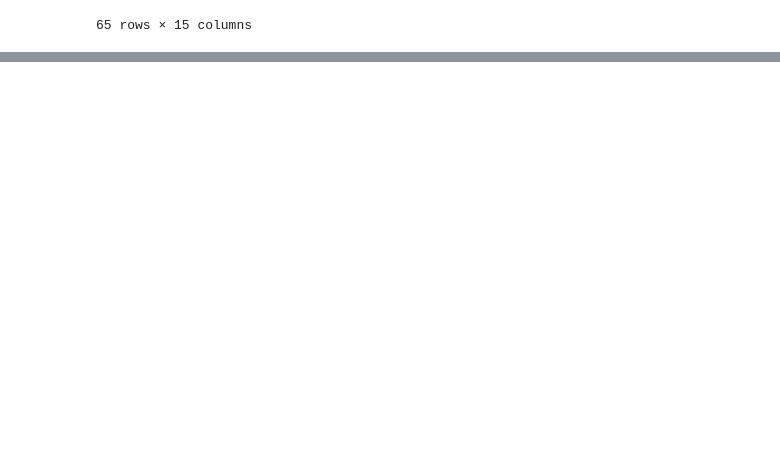
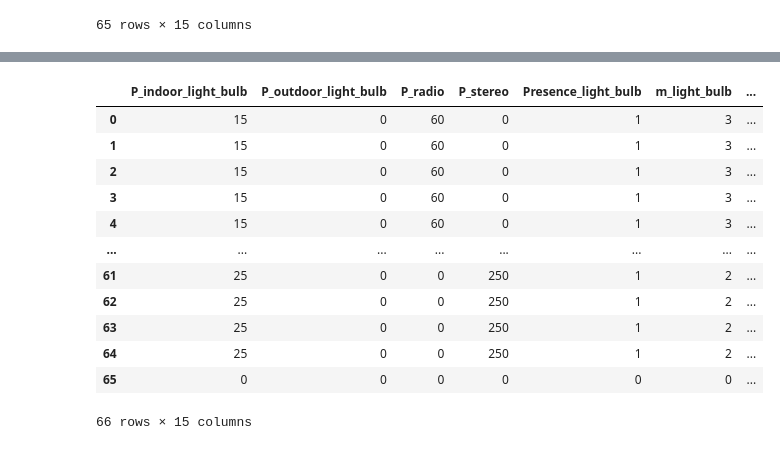
Before and after one commit to SESAM-Polimi/offgrid-demand-estimation, a Jupyter notebook: data_preprocessing/FUNE.ipynb, the cells around one changed output, grey strips where cells are left out. Drawn from its saved outputs; the diff is of its cells as text; code cells hidden in the pictures; blank space fills up the shorter version.

```diff
--- a/data_preprocessing/FUNE.ipynb
+++ b/data_preprocessing/FUNE.ipynb
@@ -233,0 +166,80 @@ df
+# %%
+ndoro = ODEDataset("FUNAE/Ndoro").from_excel("../playground/data/FUNAE/Ndoro/Ndoro.xlsx")
+
+ndoro = ndoro.apply(
+    extract_and_rename(
+        {
+            # indoor
+            "Presence_light_bulb_simple_list": "Presence_indoor_light_bulb",
+            "m_light_bulb_simple_list": "m_indoor_light_bulb",
+            "P_light_bulb_simple_list": "P_indoor_light_bulb",
+            # outdoor light
+            "Presence_security_light_list": "Presence_outdoor_light_bulb",
+            "m_security_light_list": "m_outdoor_light_bulb",
+            "P_security_light_list": "P_outdoor_light_bulb",
+            #radio
+            "Presence_radio_list": "Presence_radio",
+            "m_radio_list": "m_radio",
+            "P_radio_list": "P_radio",
+            #stereo
+            "Presence_stereo_list": "Presence_stereo",
+            "m_stereo_list": "m_stereo",
+            "P_stereo_list": "P_stereo",
+
+        }
+    )
+)
+
+# indoor and outdoor light
+ndoro = (ndoro.apply(combine_drivers("Presence_light_bulb",unify_presence("Presence_indoor_light_bulb", "Presence_outdoor_light_bulb")))
+      .apply(remove_drivers(["Presence_indoor_light_bulb", "Presence_outdoor_light_bulb"]))
+      )
+
+
+ndoro = (ndoro.apply(combine_drivers("m_light_bulb",sum_presence("m_indoor_light_bulb", "m_outdoor_light_bulb")))
+      .apply(remove_drivers(["m_indoor_light_bulb", "m_outdoor_light_bulb"]))
+      )
+
+
+
+# radio and stereo
+ndoro = (ndoro.apply(combine_drivers("Presence_radio/stereo",unify_presence("Presence_radio", "Presence_stereo")))
+      .apply(remove_drivers(["Presence_radio", "Presence_stereo"]))
+      )
+
+ndoro = (ndoro.apply(combine_drivers("m_radio/stereo",sum_presence("m_radio", "m_stereo")))
+      .apply(remove_drivers(["m_radio", "m_stereo"]))
+      )
+
+
+
+ndoro = ndoro.apply(add_const_driver_many({
+    "Survey_date": 2017,
+    "GADM_level_0": "Rural",
+    "Urban/rural": "rural",
+    "System_management": "Community",
+    "Population": 19161,
+    "Connection_type": "Local mini-grid",
+    "Township/Village": "Ndoro",
+}))
+
+
+
+ndoro.to_dataframe()
+
+df = ndoro.to_dataframe()
+df
+# %% [output]
+|  | P_indoor_light_bulb | P_outdoor_light_bulb | P_radio | P_stereo | Presence_light_bulb | m_light_bulb | ... |
+| 0 | 15 | 0 | 60 | 0 | 1 | 3 | ... |
+| 1 | 15 | 0 | 60 | 0 | 1 | 3 | ... |
+| 2 | 15 | 0 | 60 | 0 | 1 | 3 | ... |
+| 3 | 15 | 0 | 60 | 0 | 1 | 3 | ... |
+| 4 | 15 | 0 | 60 | 0 | 1 | 3 | ... |
+| ... | ... | ... | ... | ... | ... | ... | ... |
+| 61 | 25 | 0 | 0 | 250 | 1 | 2 | ... |
+| 62 | 25 | 0 | 0 | 250 | 1 | 2 | ... |
+| 63 | 25 | 0 | 0 | 250 | 1 | 2 | ... |
+| 64 | 25 | 0 | 0 | 250 | 1 | 2 | ... |
+| 65 | 0 | 0 | 0 | 0 | 0 | 0 | ... |
+66 rows × 15 columns
```
Also changed, not shown: parts of 13 cells of this notebook, 1 other file.
